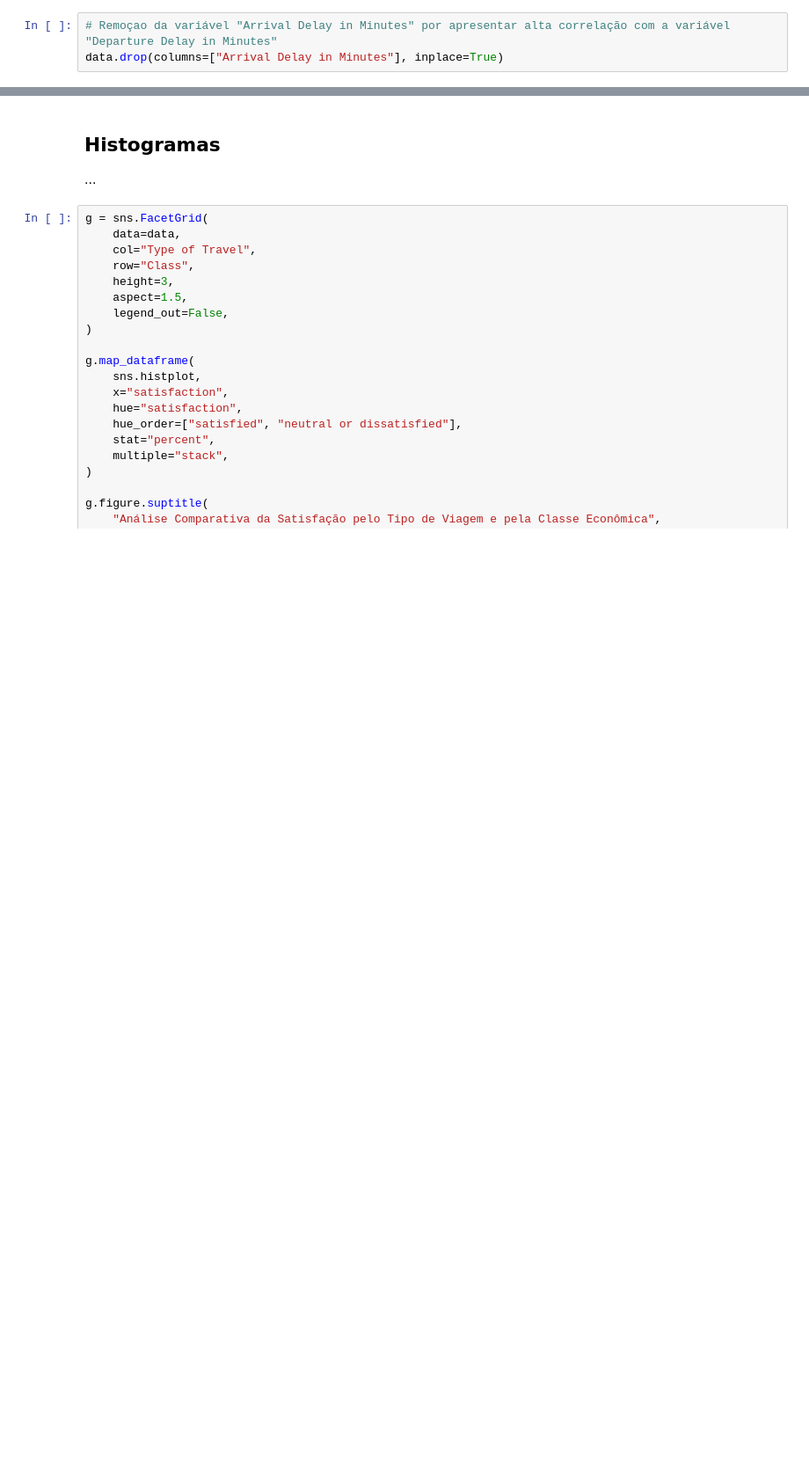
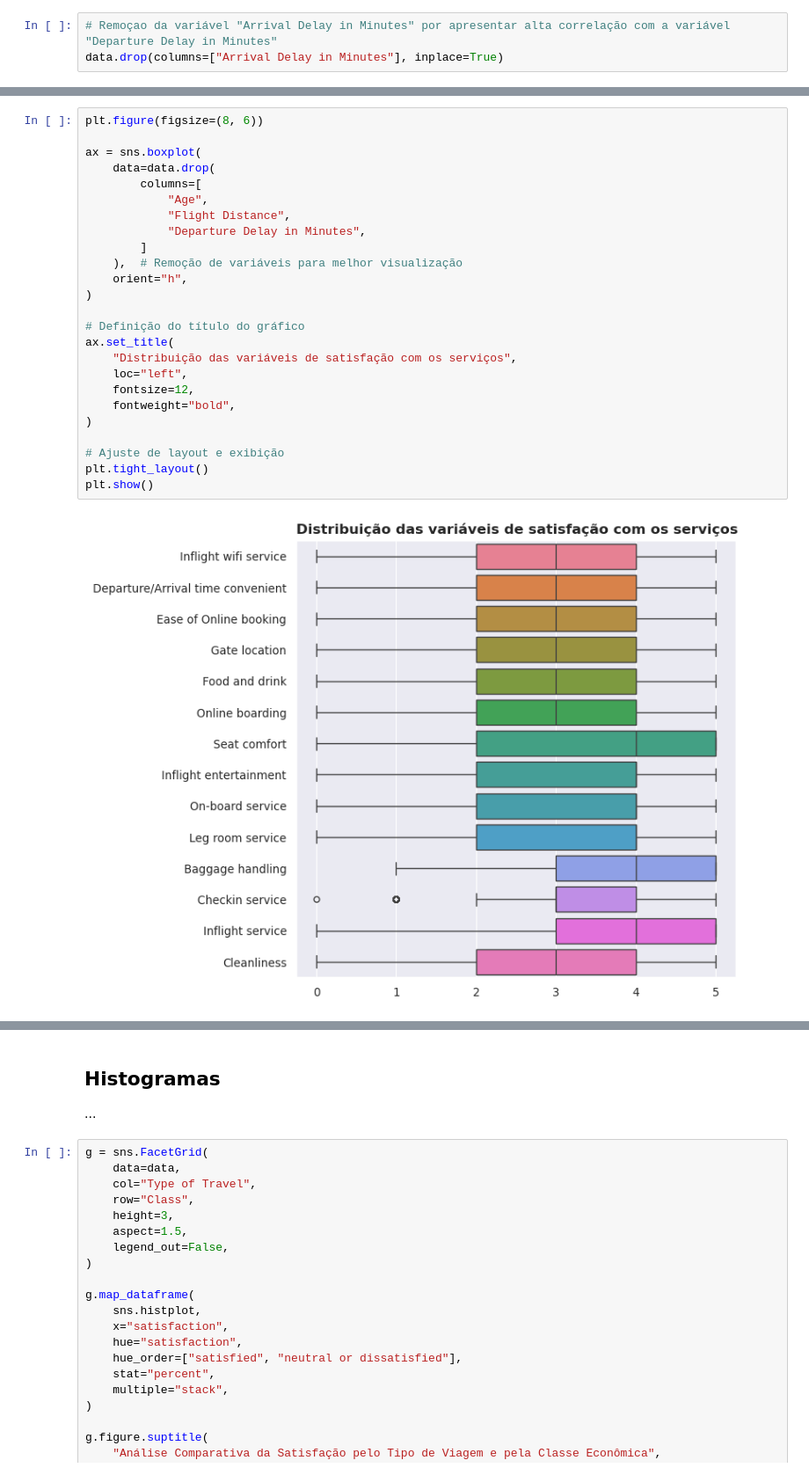
Before and after one commit to rogerioferreira/MVP-Analise-de-Dados-e-Boas-Praticas-PUC-RIO, a Jupyter notebook: notebooks/mvp-analise de dados e boas praticas.ipynb, the cells around one changed output, grey strips where cells are left out. Shown at 88% size. Cells and saved outputs as stored; diff of their text form; blank space fills up the shorter version.

Commit message:
inclusão da análise de distribuição das variáveis

```diff
--- a/notebooks/mvp-analise de dados e boas praticas.ipynb
+++ b/notebooks/mvp-analise de dados e boas praticas.ipynb
@@ -340,0 +351,27 @@ data.drop(columns=["Arrival Delay in Minutes"], inplace=True)
+# %%
+plt.figure(figsize=(8, 6))
+
+ax = sns.boxplot(
+    data=data.drop(
+        columns=[
+            "Age",
+            "Flight Distance",
+            "Departure Delay in Minutes",
+        ]
+    ),  # Remoção de variáveis para melhor visualização
+    orient="h",
+)
+
+# Definição do título do gráfico
+ax.set_title(
+    "Distribuição das variáveis de satisfação com os serviços",
+    loc="left",
+    fontsize=12,
+    fontweight="bold",
+)
+
+# Ajuste de layout e exibição
+plt.tight_layout()
+plt.show()
+# %% [output]
+[figure, added]
```
Also changed, not shown: parts of 21 cells of this notebook.
